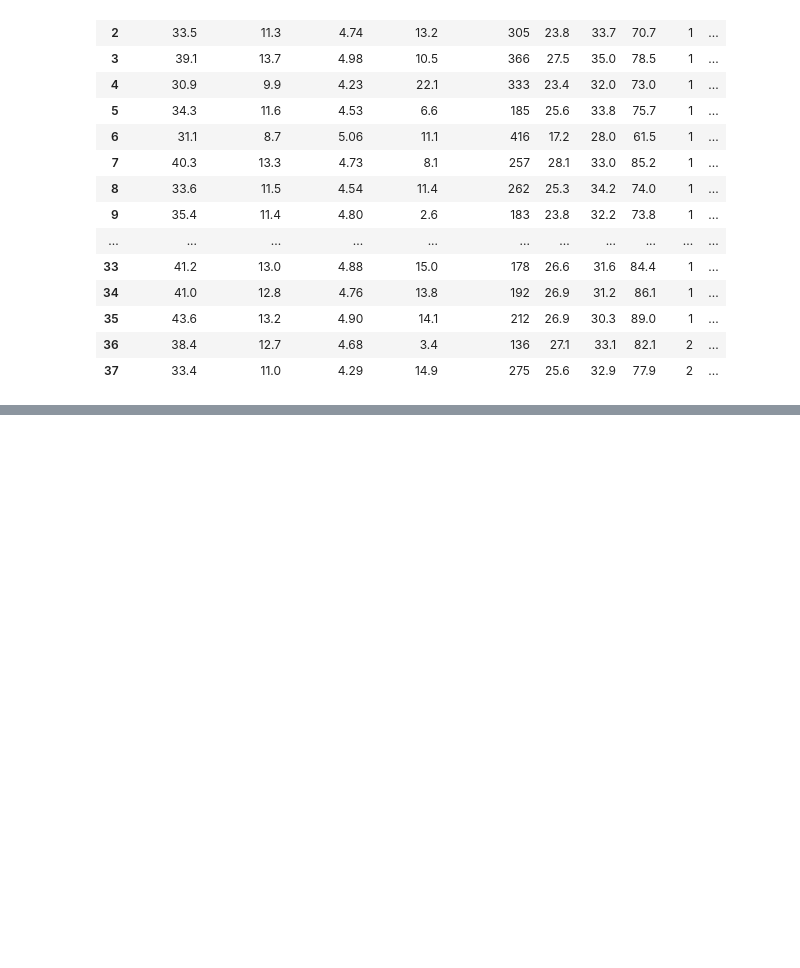
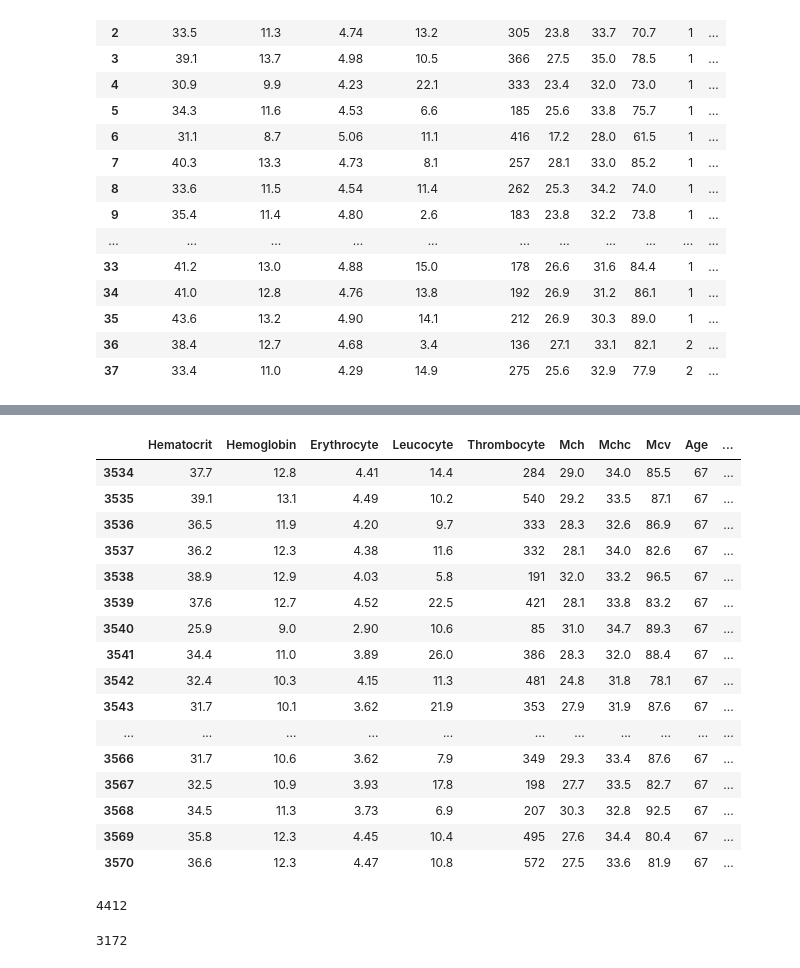
Before and after one commit to pramudianzaheka92/ClassificationwithEnsembleLearningMethod, a Jupyter notebook: Code Script/1. Exploratory Data Analysis with Pandas, Preprocessing & Visualization.ipynb, the cells around one changed output, grey strips where cells are left out. Cells and saved outputs as stored; diff of their text form; code cells hidden in the pictures; blank space fills up the shorter version.

Commit message:
Create New Variable DF from Existing DF (data_patient_treatment) using Copy Function

```diff
--- a/Code Script/1. Exploratory Data Analysis with Pandas, Preprocessing & Visualization.ipynb
+++ b/Code Script/1. Exploratory Data Analysis with Pandas, Preprocessing & Visualization.ipynb
@@ -716,0 +739,8 @@ dtype: int64
+# %%
+"""
+Meng-copy variabel DataFrame "data_patient_treatment" dan menyalin semua data yang ada di dalamnya
+serta disimpan di dalam variabel DataFrame baru yaitu "new_df_patient". Hal ini dilakukan
+agar keasilan data di dalam "data_patient_treatment" dapat terjaga dan tidak terutak-atik dengan beberapa
+percobaan yang akan dilakukan
+"""
+new_df_patient = data_patient_treatment.copy()
@@ -716,0 +772,36 @@ dtype: int64
+# %%
+"""
+Memfilter data yang ada di kolom "Age" dengan menghilangkan nilai umur 1 - 16 tahun dan 68 - 99 tahun dan hasil filter
+tersebut disimpan di dalam variabel DataFrame copy yaitu "new_df_patient". Itu berarti setiap ada pasien yang memiliki
+kisaran umur 1 - 16 tahun/68 - 99 tahun sudah tidak ada di dalam "new_df_patient"
+"""
+new_df_patient = new_df_patient.loc[((new_df_patient["Age"] >= 17) & (new_df_patient["Age"] <= 67))]
+
+new_df_patient.tail(37)
+# %% [output]
+|  | Hematocrit | Hemoglobin | Erythrocyte | Leucocyte | Thrombocyte | Mch | Mchc | Mcv | Age | ... |
+| 3534 | 37.7 | 12.8 | 4.41 | 14.4 | 284 | 29.0 | 34.0 | 85.5 | 67 | ... |
+| 3535 | 39.1 | 13.1 | 4.49 | 10.2 | 540 | 29.2 | 33.5 | 87.1 | 67 | ... |
+| 3536 | 36.5 | 11.9 | 4.20 | 9.7 | 333 | 28.3 | 32.6 | 86.9 | 67 | ... |
+| 3537 | 36.2 | 12.3 | 4.38 | 11.6 | 332 | 28.1 | 34.0 | 82.6 | 67 | ... |
+| 3538 | 38.9 | 12.9 | 4.03 | 5.8 | 191 | 32.0 | 33.2 | 96.5 | 67 | ... |
+| 3539 | 37.6 | 12.7 | 4.52 | 22.5 | 421 | 28.1 | 33.8 | 83.2 | 67 | ... |
+| 3540 | 25.9 | 9.0 | 2.90 | 10.6 | 85 | 31.0 | 34.7 | 89.3 | 67 | ... |
+| 3541 | 34.4 | 11.0 | 3.89 | 26.0 | 386 | 28.3 | 32.0 | 88.4 | 67 | ... |
+| 3542 | 32.4 | 10.3 | 4.15 | 11.3 | 481 | 24.8 | 31.8 | 78.1 | 67 | ... |
+| 3543 | 31.7 | 10.1 | 3.62 | 21.9 | 353 | 27.9 | 31.9 | 87.6 | 67 | ... |
+| ... | ... | ... | ... | ... | ... | ... | ... | ... | ... | ... |
+| 3566 | 31.7 | 10.6 | 3.62 | 7.9 | 349 | 29.3 | 33.4 | 87.6 | 67 | ... |
+| 3567 | 32.5 | 10.9 | 3.93 | 17.8 | 198 | 27.7 | 33.5 | 82.7 | 67 | ... |
+| 3568 | 34.5 | 11.3 | 3.73 | 6.9 | 207 | 30.3 | 32.8 | 92.5 | 67 | ... |
+| 3569 | 35.8 | 12.3 | 4.45 | 10.4 | 495 | 27.6 | 34.4 | 80.4 | 67 | ... |
+| 3570 | 36.6 | 12.3 | 4.47 | 10.8 | 572 | 27.5 | 33.6 | 81.9 | 67 | ... |
+# %%
+len(data_patient_treatment)
+# %% [output]
+4412
+# %%
+# Menampilkan jumlah data yang saat ini dimiliki oleh variabel DataFrame "new_df_patient"
+len(new_df_patient)
+# %% [output]
+3172
```
Also changed, not shown: parts of 21 cells of this notebook.
